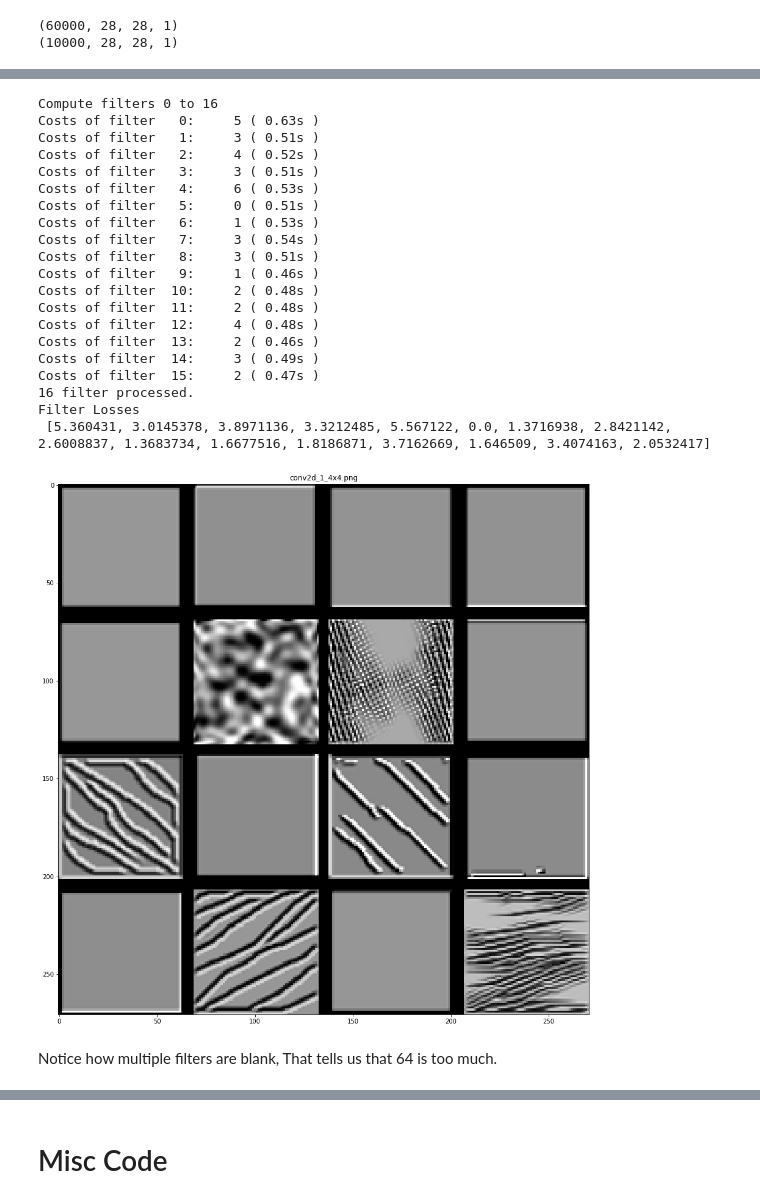
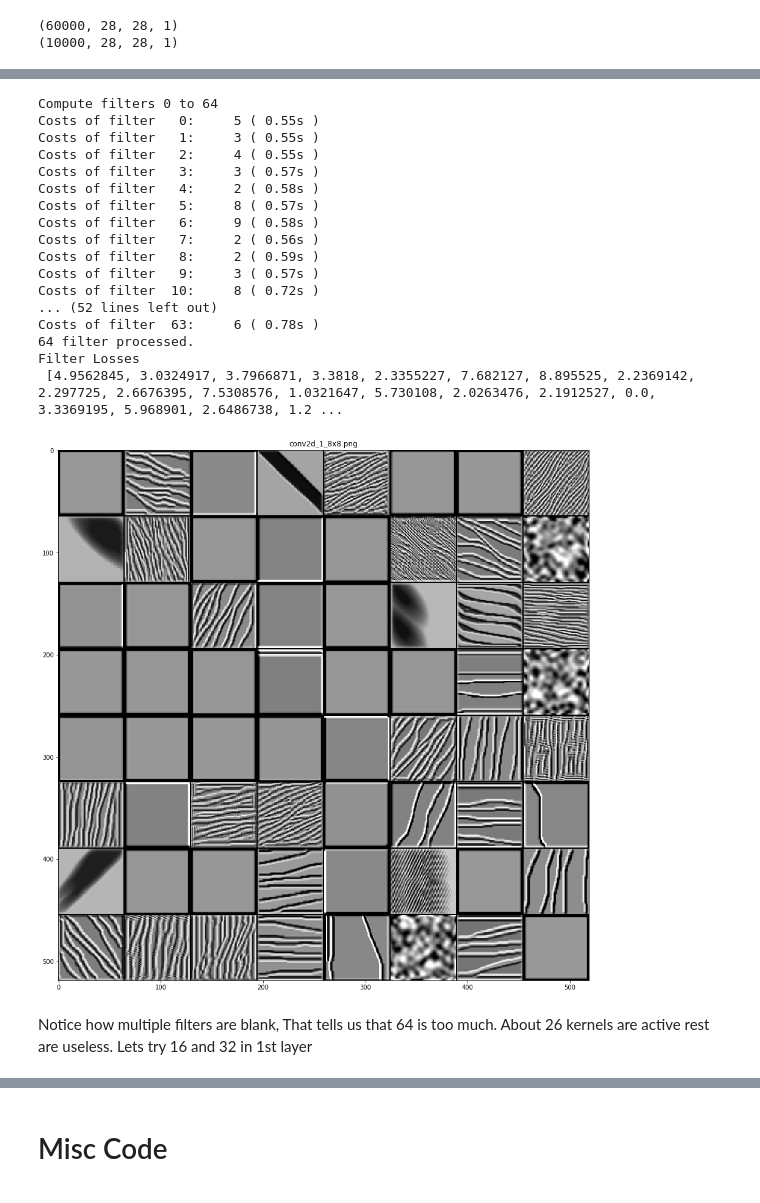
Before and after one commit to faizanahemad/eva, a Jupyter notebook: assignment-4/1st_CandidateArchitectures.ipynb, the cells around one changed output, grey strips where cells are left out. Drawn from its saved outputs; the diff is of its cells as text; code cells hidden in the pictures.

```diff
--- a/assignment-4/1st_CandidateArchitectures.ipynb
+++ b/assignment-4/1st_CandidateArchitectures.ipynb
@@ -104,29 +108,26 @@ Balanced Accuracy = 98.14%
 # %%
 
-visualize_layer(model,"conv2d_1",filter_range=(0,16),upscaling_steps=20,
+visualize_layer(model,"conv2d_1",filter_range=(0,64),upscaling_steps=20,
                     upscaling_factor=1.05,
                     output_dim=(64, 64))
 # %% [output]
-Compute filters 0 to 16
-Costs of filter   0:     5 ( 0.63s )
-Costs of filter   1:     3 ( 0.51s )
-Costs of filter   2:     4 ( 0.52s )
-Costs of filter   3:     3 ( 0.51s )
-Costs of filter   4:     6 ( 0.53s )
-Costs of filter   5:     0 ( 0.51s )
-Costs of filter   6:     1 ( 0.53s )
-Costs of filter   7:     3 ( 0.54s )
-Costs of filter   8:     3 ( 0.51s )
-Costs of filter   9:     1 ( 0.46s )
-Costs of filter  10:     2 ( 0.48s )
-Costs of filter  11:     2 ( 0.48s )
-Costs of filter  12:     4 ( 0.48s )
-Costs of filter  13:     2 ( 0.46s )
-Costs of filter  14:     3 ( 0.49s )
-Costs of filter  15:     2 ( 0.47s )
-16 filter processed.
+Compute filters 0 to 64
+Costs of filter   0:     5 ( 0.55s )
+Costs of filter   1:     3 ( 0.55s )
+Costs of filter   2:     4 ( 0.55s )
+Costs of filter   3:     3 ( 0.57s )
+Costs of filter   4:     2 ( 0.58s )
+Costs of filter   5:     8 ( 0.57s )
+Costs of filter   6:     9 ( 0.58s )
+Costs of filter   7:     2 ( 0.56s )
+Costs of filter   8:     2 ( 0.59s )
+Costs of filter   9:     3 ( 0.57s )
+Costs of filter  10:     8 ( 0.72s )
+... (52 lines left out)
+Costs of filter  63:     6 ( 0.78s )
+64 filter processed.
 Filter Losses
- [5.360431, 3.0145378, 3.8971136, 3.3212485, 5.567122, 0.0, 1.3716938, 2.8421142, 2.6008837, 1.3683734, 1.6677516, 1.8186871, 3.7162669, 1.646509, 3.4074163, 2.0532417]
+ [4.9562845, 3.0324917, 3.7966871, 3.3818, 2.3355227, 7.682127, 8.895525, 2.2369142, 2.297725, 2.6676395, 7.5308576, 1.0321647, 5.730108, 2.0263476, 2.1912527, 0.0, 3.3369195, 5.968901, 2.6486738, 1.2 ...
-[figure, old version]
+[figure, new version]
 # %% [markdown]
-Notice how multiple filters are blank, That tells us that 64 is too much.
+Notice how multiple filters are blank, That tells us that 64 is too much. About 26 kernels are active rest are useless. Lets try 16 and 32 in 1st layer
```
Also changed, not shown: parts of 35 cells of this notebook.
